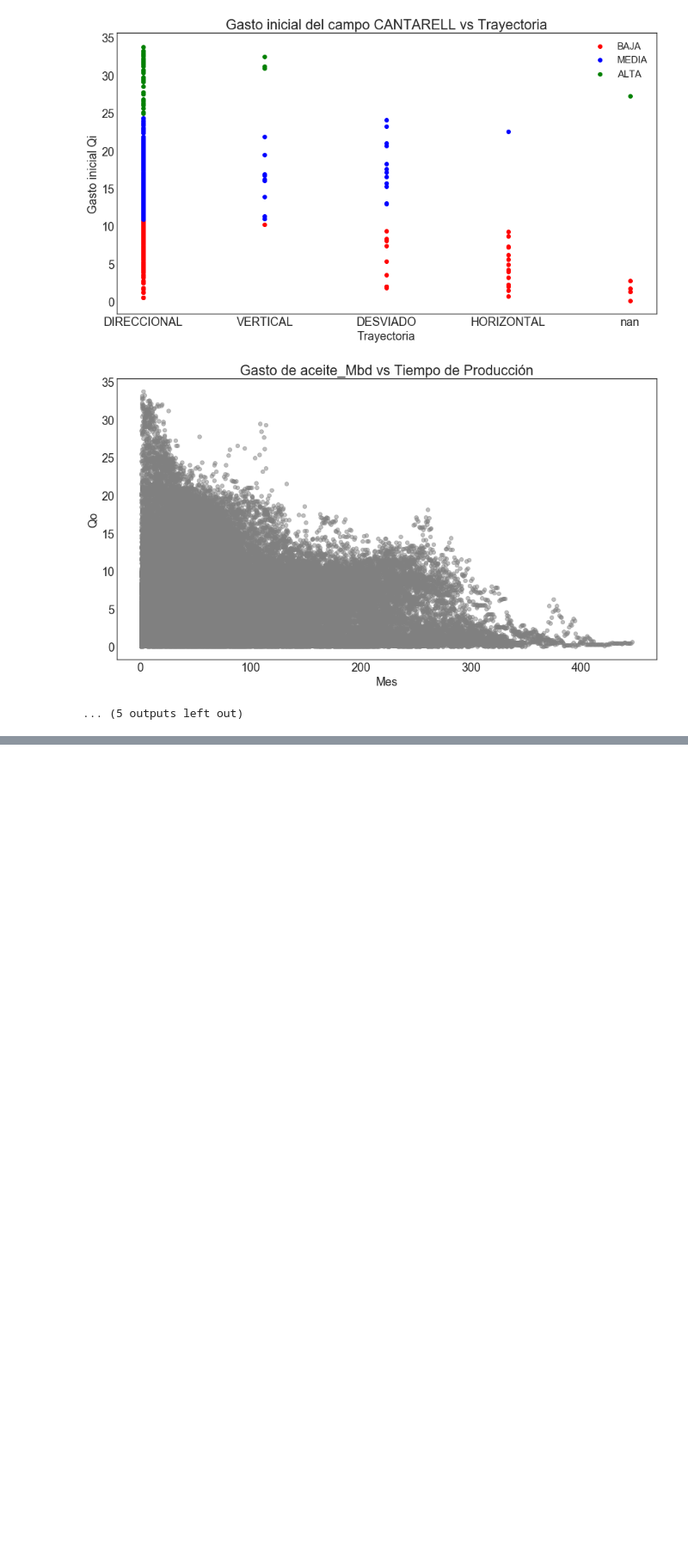
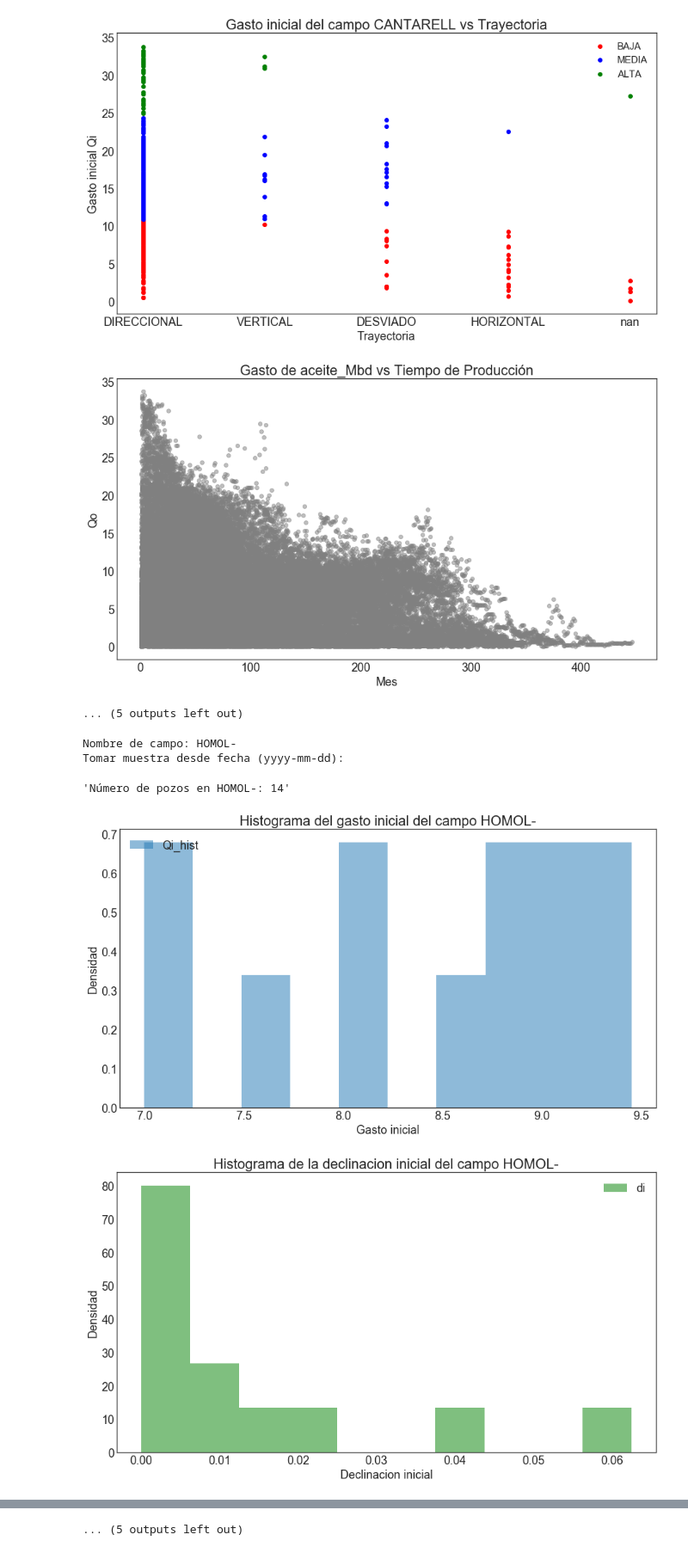
Before and after one commit to eliasft/projects, a Jupyter notebook: productividad_beta.ipynb, the cells around one changed output, grey strips where cells are left out. Shown at 86% size. Drawn from its saved outputs; the diff is of its cells as text; code cells hidden in the pictures; blank space fills up the shorter version.

```diff
--- a/productividad_beta.ipynb
+++ b/productividad_beta.ipynb
@@ -916,3 +916,11 @@ Tomar muestra desde fecha (yyyy-mm-dd):
 [figure]
 [figure]
 ... (5 outputs left out)
+# %%
+productividad()
+# %% [output]
+Nombre de campo: HOMOL-
+Tomar muestra desde fecha (yyyy-mm-dd):
+'Número de pozos en HOMOL-: 14'
+[figure, added]
+[figure, added]
@@ -918,0 +935 @@ Tomar muestra desde fecha (yyyy-mm-dd):
+... (5 outputs left out)
```
Also changed, not shown: parts of 8 cells of this notebook, 2 other files.
